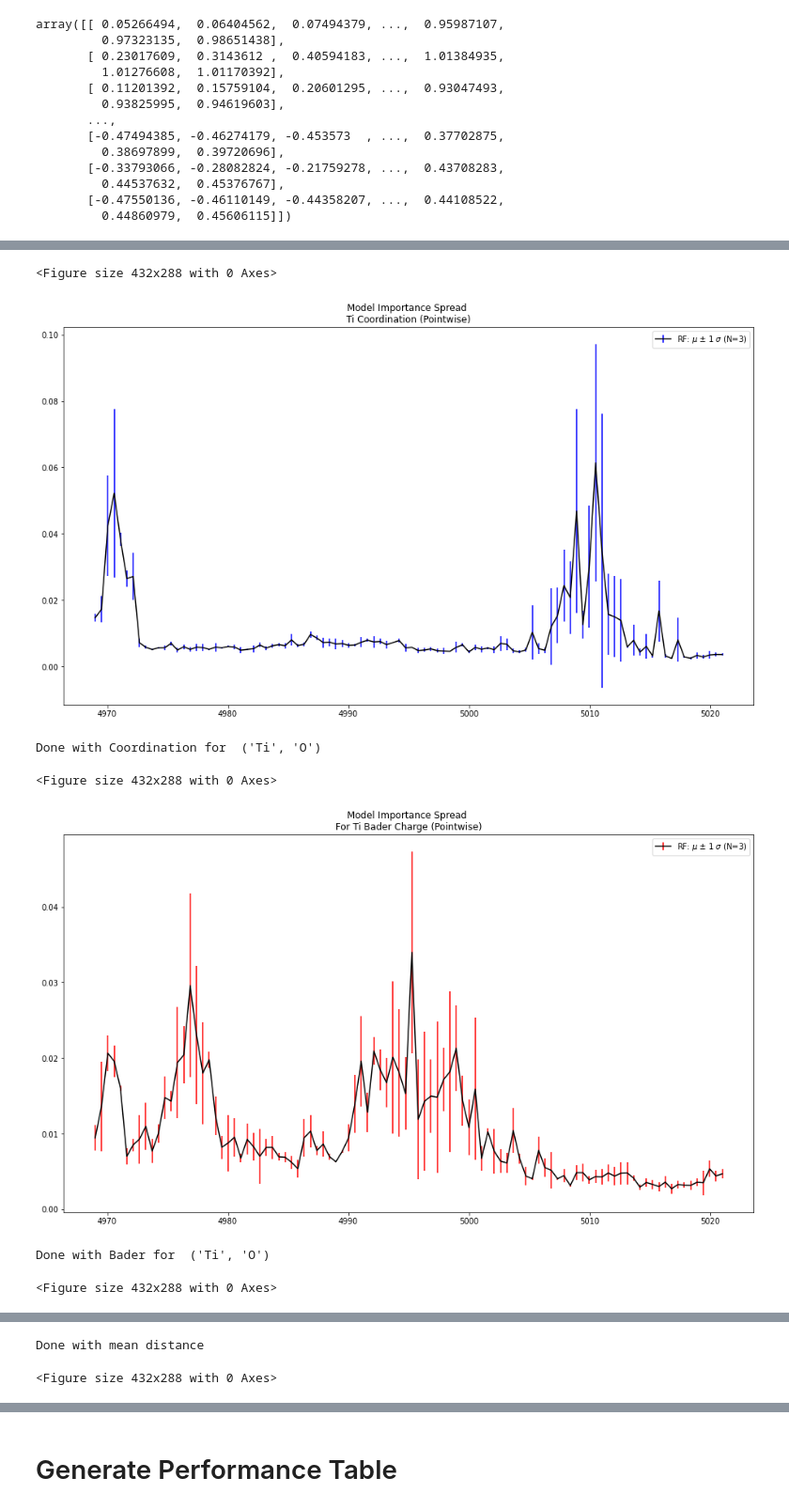
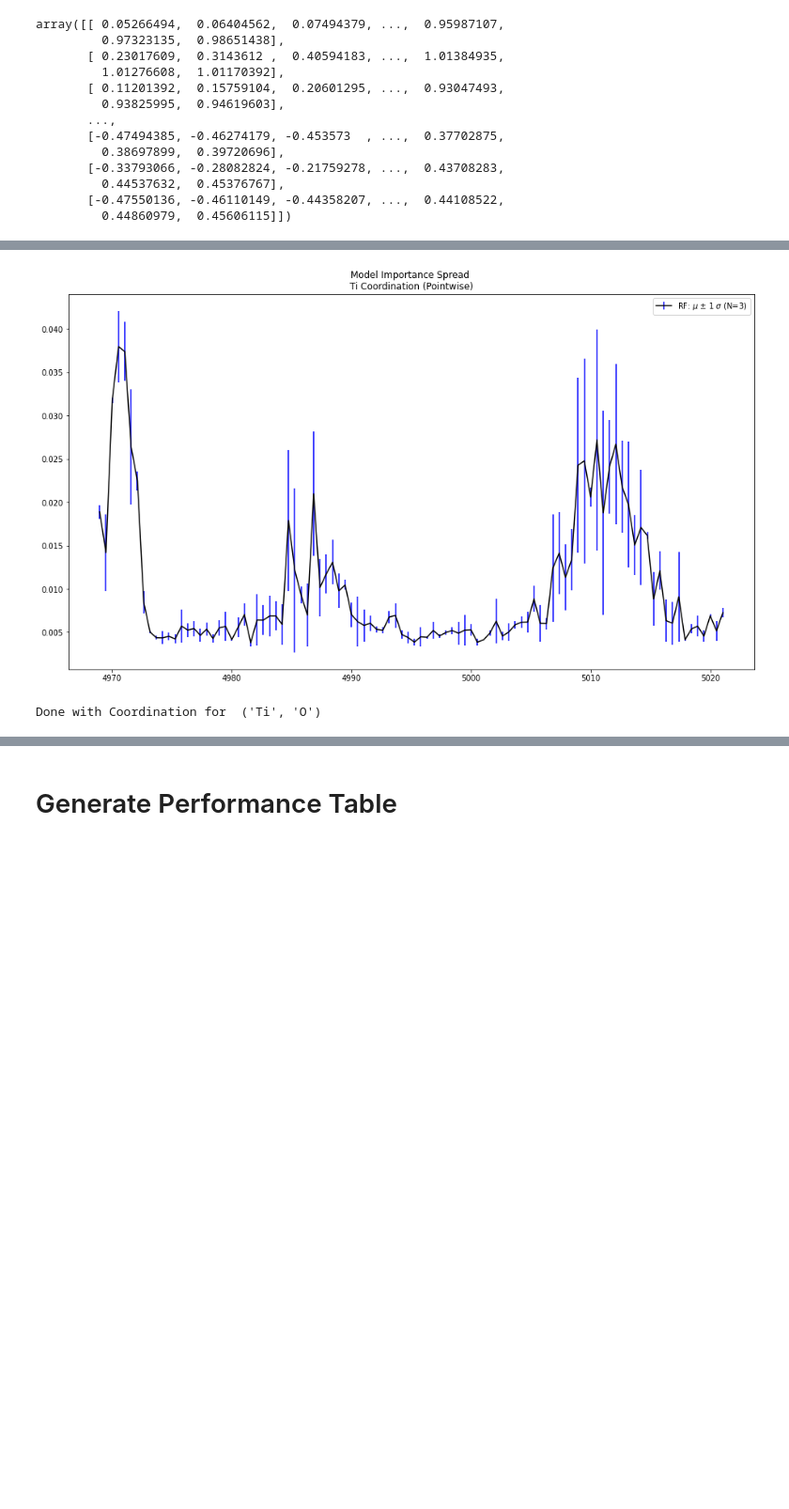
Before and after one commit to fengchenLBL/trixs-dl-models, a Jupyter notebook: Train_Run_DL_Models_CNN_moreData.ipynb, the cells around one changed output, grey strips where cells are left out. Shown at 94% size. Drawn from its saved outputs; the diff is of its cells as text; code cells hidden in the pictures; blank space fills up the shorter version.

Commit message:
fixed the error in data augmentation

```diff
--- a/Train_Run_DL_Models_CNN_moreData.ipynb
+++ b/Train_Run_DL_Models_CNN_moreData.ipynb
@@ -468,8 +468,8 @@ for pair in tqdm(target_elements_groups, ncols=90, desc='target_elements_groups'
 
     xc_train = ttc_by_pair[pair]['train_x']
     yc_train = ttc_by_pair[pair]['train_y']
-    xc_train = augmentation(xc_train, delta=0.03)
-    yc_train = augmentation(yc_train, delta=0.00)
+    xc_train = x_augmentation(xc_train, delta=0.5)
+    yc_train = y_augmentation(yc_train, delta=0.00)
 
     if use_test:
         xc_valid = ttc_by_pair[pair]['test_x']
@@ -477,8 +477,8 @@ for pair in tqdm(target_elements_groups, ncols=90, desc='target_elements_groups'
     else:
         xc_valid = ttc_by_pair[pair]['valid_x']
         yc_valid = ttc_by_pair[pair]['valid_y']
-        xc_valid = augmentation(xc_valid, delta=0.03)
-        yc_valid = augmentation(yc_valid, delta=0.00)
+        xc_valid = x_augmentation(xc_valid, delta=0.5)
+        yc_valid = y_augmentation(yc_valid, delta=0.00)
 
 
     if run_coord:
@@ -554,8 +554,8 @@ for pair in tqdm(target_elements_groups, ncols=90, desc='target_elements_groups'
 
     xb_train =  ttb_by_pair[pair]['train_x']
     yb_train =  ttb_by_pair[pair]['train_y']
-    xb_train = augmentation(xb_train, delta=0.03)
-    yb_train = augmentation(yb_train, delta=0.02)
+    xb_train = x_augmentation(xb_train, delta=0.5)
+    yb_train = y_augmentation(yb_train, delta=0.03)
 
     if use_test:
         xb_valid = ttb_by_pair[pair]['test_x']
@@ -563,8 +563,8 @@ for pair in tqdm(target_elements_groups, ncols=90, desc='target_elements_groups'
     else:
         xb_valid = ttb_by_pair[pair]['valid_x']
         yb_valid = ttb_by_pair[pair]['valid_y']
-        xb_valid = augmentation(xb_valid, delta=0.03)
-        yb_valid = augmentation(yb_valid, delta=0.02)
+        xb_valid = x_augmentation(xb_valid, delta=0.5)
+        yb_valid = y_augmentation(yb_valid, delta=0.03)
 
 
     if run_bader:
@@ -647,17 +647,17 @@ for pair in tqdm(target_elements_groups, ncols=90, desc='target_elements_groups'
 
     xmd_train = np.array(ttmd_by_pair[pair]['train_x'])
     ymd_train = np.array(ttmd_by_pair[pair]['train_y'])
-    xmd_train = augmentation(xmd_train, delta=0.03)
-    ymd_train = augmentation(ymd_train, delta=0.02)
+    xmd_train = x_augmentation(xmd_train, delta=0.5)
+    ymd_train = y_augmentation(ymd_train, delta=0.03)
 
     if use_test:
-        xmd_valid = np.array(ttmd_by_pair[pair]['test_x'])
+        xmd_valid = nparray(ttmd_by_pair[pair]['test_x'])
         ymd_valid = np.array(ttmd_by_pair[pair]['test_y'])
     else:
         xmd_valid = np.array(ttmd_by_pair[pair]['valid_x'])
         ymd_valid = np.array(ttmd_by_pair[pair]['valid_y'])
-        xmd_valid = augmentation(xmd_valid, delta=0.03)
-        ymd_valid = augmentation(ymd_valid, delta=0.02)
+        xmd_valid = x_augmentation(xmd_valid, delta=0.5)
+        ymd_valid = y_augmentation(ymd_valid, delta=0.03)
 
     md_perf_by_pair[pair[0]+'-labels'] = ymd_valid
 
@@ -829,7 +827,2 @@ WARNING:tensorflow:From /home/ubuntu/.local/lib/python3.6/site-packages/keras/ba
+[figure, new version]
-<Figure size 432x288 with 0 Axes>
+Done with Coordination for  ('Ti', 'O')
-[figure, old version]
-Done with Coordination for  ('Ti', 'O')
-<Figure size 432x288 with 0 Axes>
-[figure, removed]
-Done with Bader for  ('Ti', 'O')
-<Figure size 432x288 with 0 Axes>
@@ -837,2 +828,0 @@ Done with Bader for  ('Ti', 'O')
-Done with mean distance
-<Figure size 432x288 with 0 Axes>
```
Also changed, not shown: parts of 1 cell of this notebook, 2 other files.
